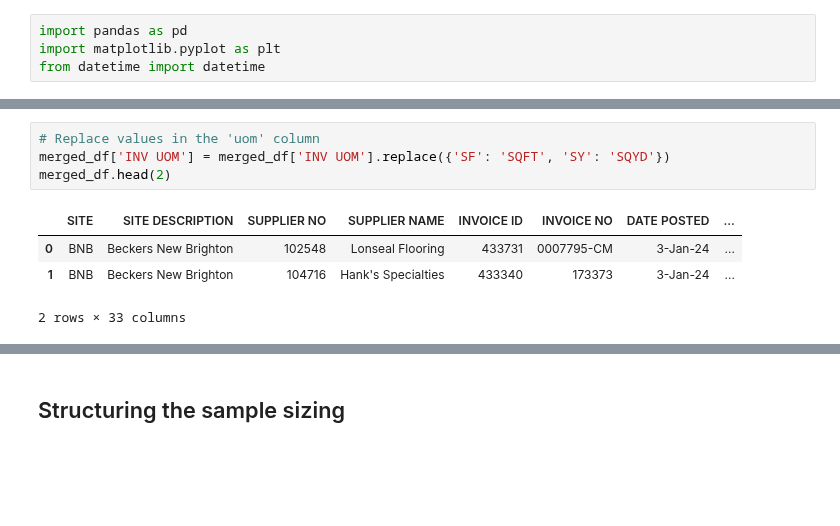
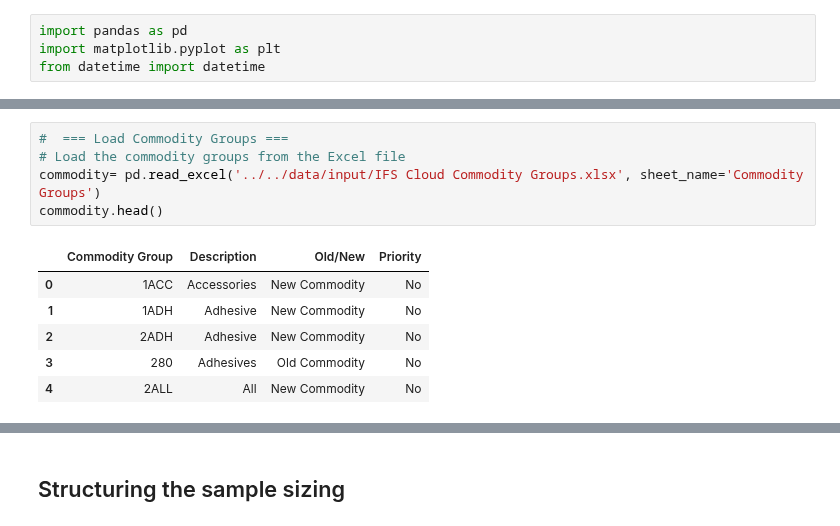
Before and after one commit to Zhuwaki/diverzify_freight_analysis, a Jupyter notebook: notebooks/nigel/nigel_15042025_project_analysis_v1100.ipynb, the cells around one changed output, grey strips where cells are left out. Drawn from its saved outputs; the diff is of its cells as text; blank space fills up the shorter version.

```diff
--- a/notebooks/nigel/nigel_15042025_project_analysis_v1100.ipynb
+++ b/notebooks/nigel/nigel_15042025_project_analysis_v1100.ipynb
@@ -43,12 +23,15 @@ merged_df.head(2)
-# %%
-# Replace values in the 'uom' column
-merged_df['INV UOM'] = merged_df['INV UOM'].replace({'SF': 'SQFT', 'SY': 'SQYD'})
-merged_df.head(2)
-# %% [output]
-|  | SITE | SITE DESCRIPTION | SUPPLIER NO | SUPPLIER NAME | INVOICE ID | INVOICE NO | DATE POSTED | ... |
-| 0 | BNB | Beckers New Brighton | 102548 | Lonseal Flooring | 433731 | 0007795-CM | 3-Jan-24 | ... |
-| 1 | BNB | Beckers New Brighton | 104716 | Hank's Specialties | 433340 | 173373 | 3-Jan-24 | ... |
-2 rows × 33 columns
+# %%
+#  === Load Commodity Groups ===
+# Load the commodity groups from the Excel file
+commodity= pd.read_excel('../../data/input/IFS Cloud Commodity Groups.xlsx', sheet_name='Commodity Groups')
+commodity.head()
+# %% [output]
+|  | Commodity Group | Description | Old/New | Priority |
+| 0 | 1ACC | Accessories | New Commodity | No |
+| 1 | 1ADH | Adhesive | New Commodity | No |
+| 2 | 2ADH | Adhesive | New Commodity | No |
+| 3 | 280 | Adhesives | Old Commodity | No |
+| 4 | 2ALL | All | New Commodity | No |
 # %%
 
 #  === Load Manufacturers ===
```
Also changed, not shown: parts of 37 cells of this notebook, 5 other files.
